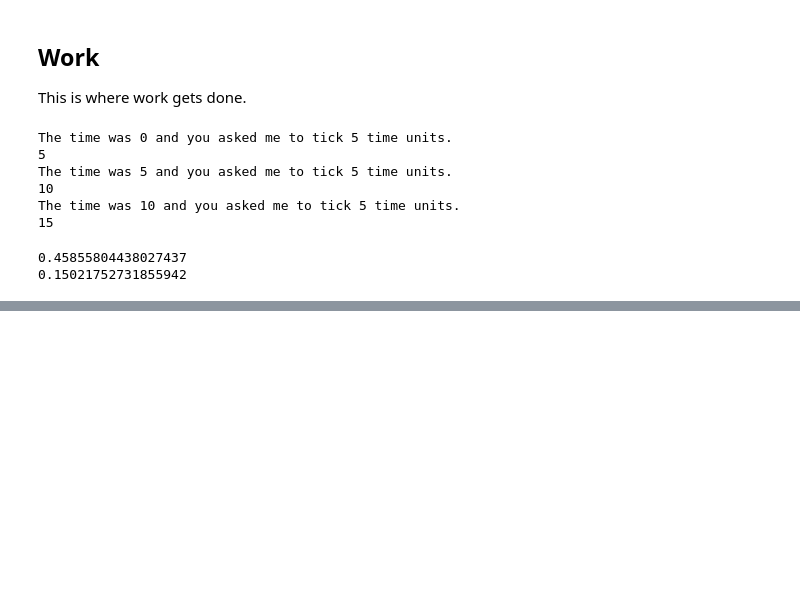
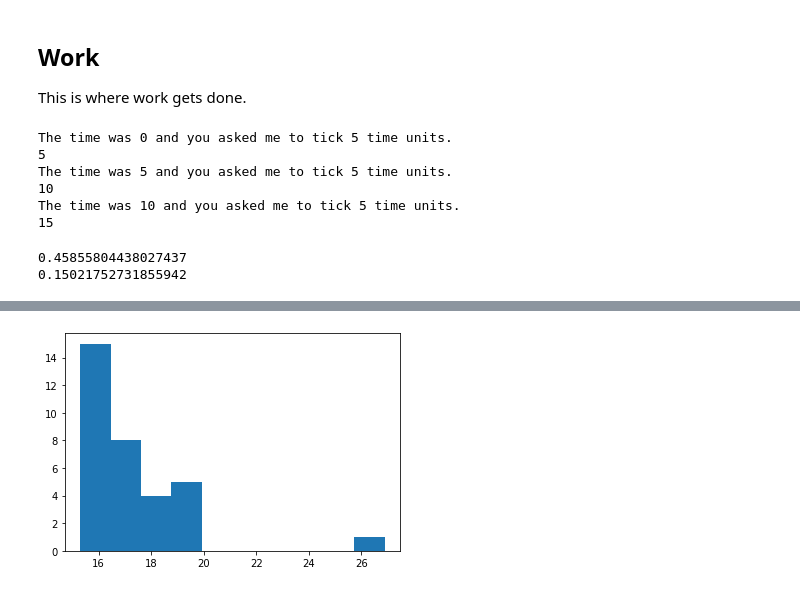
Before and after one commit to slbrooks/homework3, a Jupyter notebook: homework3_sb.ipynb, the cells around one changed output, grey strips where cells are left out. Cells and saved outputs as stored; diff of their text form; code cells hidden in the pictures; blank space fills up the shorter version.

```diff
--- a/homework3_sb.ipynb
+++ b/homework3_sb.ipynb
@@ -467,0 +320,3 @@ clinic_end_time = main()
+# %%
+bank_customer_log_df = pd.read_csv('./output/bank_customer_log_df.csv')
+bank_customer_log_df.info()
@@ -467,0 +349,12 @@ clinic_end_time = main()
+# %%
+def compute_durations(timestamp_df):
+
+    timestamp_df['wait_for_greeter'] = timestamp_df.loc[:, 'got_greeter_ts'] - timestamp_df.loc[:, 'arrival_ts']
+    timestamp_df['waiting_for_banker_time'] = timestamp_df.loc[:, 'release_wait_time'] - timestamp_df.loc[:, 'wait_time']
+    timestamp_df['open_account_time'] = timestamp_df.loc[:, 'release_banker_ts'] - timestamp_df.loc[:, 'got_banker_ts']
+    timestamp_df['time_in_system'] = timestamp_df.loc[:, 'exit_system_ts'] - timestamp_df.loc[:, 'arrival_ts']
+
+    return timestamp_df
+# %%
+bank_customer_log_df = compute_durations(bank_customer_log_df)
+bank_customer_log_df
@@ -467,0 +379,4 @@ clinic_end_time = main()
+# %%
+plt.hist(bank_customer_log_df['time_in_system']);
+# %% [output]
+[figure, added]
```
Also changed, not shown: parts of 22 cells of this notebook, 3 other files.
